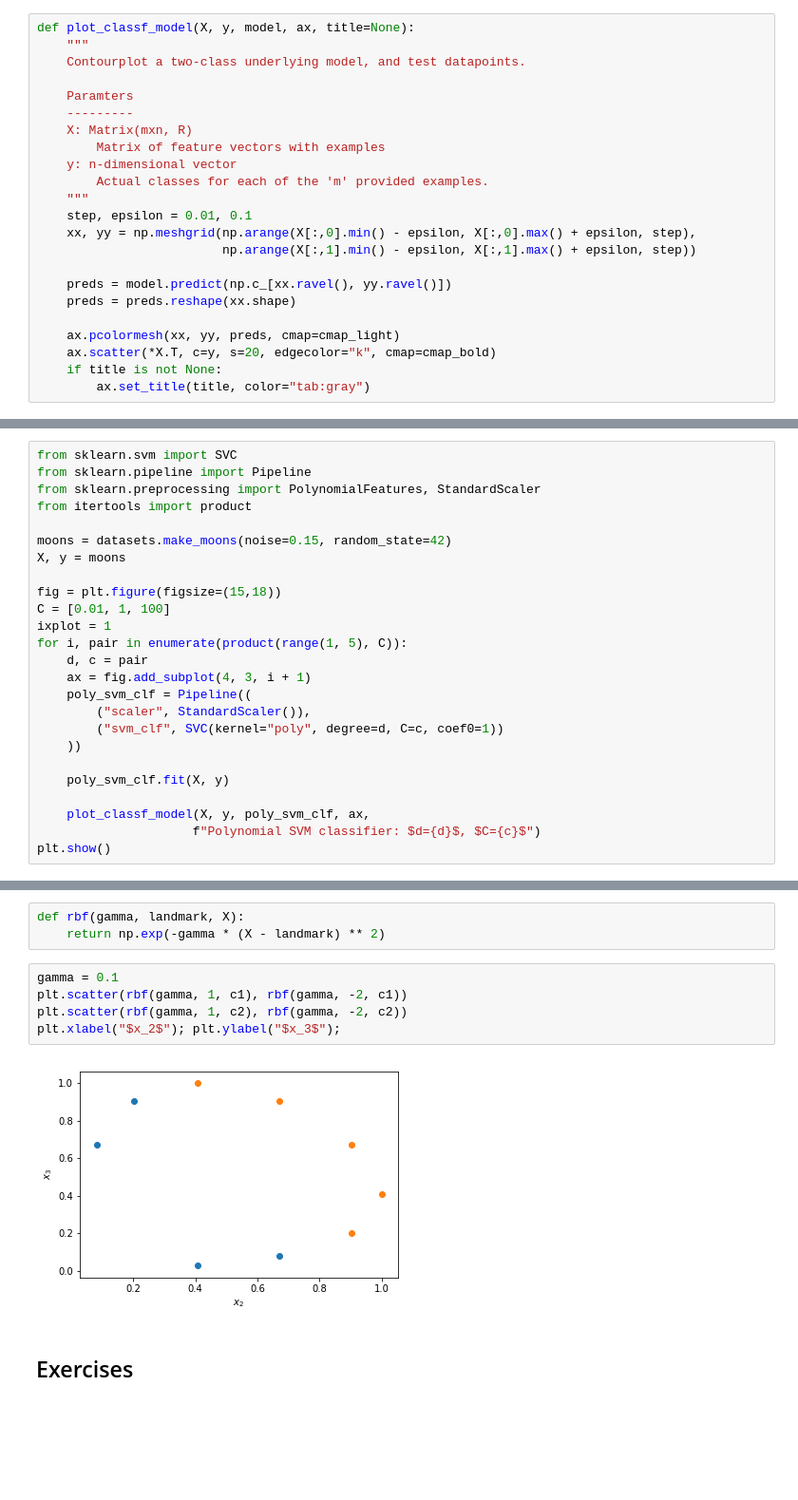
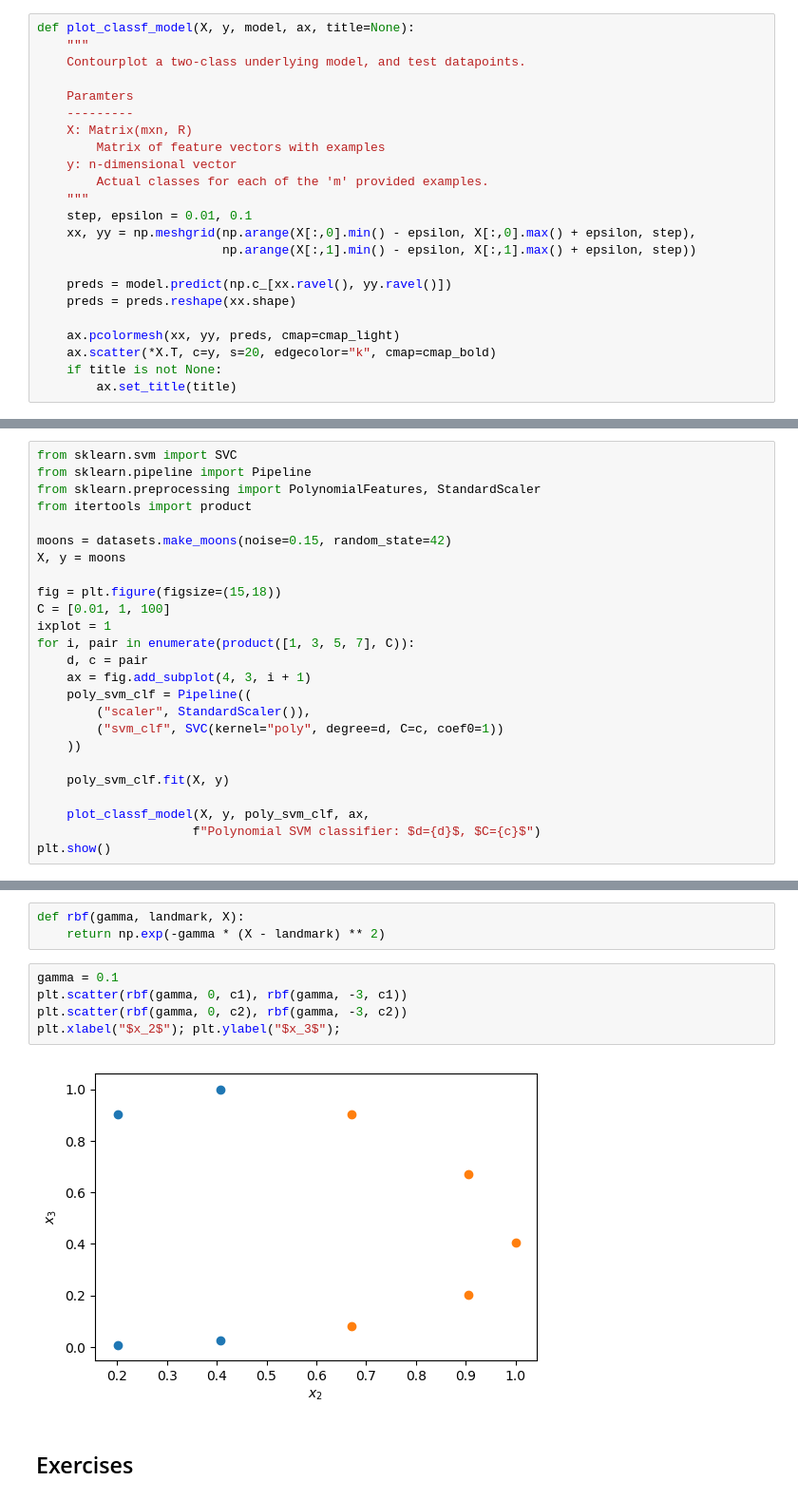
Before and after one commit to gerdm/machine_learning, a Jupyter notebook: scikitlearn_tflow/SVMs.ipynb, the cells around one changed output, grey strips where cells are left out. Shown at 95% size. Saved outputs shown, nothing was run; the diff lists cells and outputs as text; blank space fills up the shorter version.

```diff
--- a/scikitlearn_tflow/SVMs.ipynb
+++ b/scikitlearn_tflow/SVMs.ipynb
@@ -38,7 +38,7 @@ def plot_classf_model(X, y, model, ax, title=None):
     ax.pcolormesh(xx, yy, preds, cmap=cmap_light)
     ax.scatter(*X.T, c=y, s=20, edgecolor="k", cmap=cmap_bold)
     if title is not None:
-        ax.set_title(title, color="tab:gray")
+        ax.set_title(title)
 # %%
 # Training an SVM classifier to distinguish
 # whether an instance of the dataset is Iris-Virginica
@@ -94,7 +98,7 @@ X, y = moons
 fig = plt.figure(figsize=(15,18))
 C = [0.01, 1, 100]
 ixplot = 1
-for i, pair in enumerate(product(range(1, 5), C)):
+for i, pair in enumerate(product([1, 3, 5, 7], C)):
     d, c = pair
     ax = fig.add_subplot(4, 3, i + 1)
     poly_svm_clf = Pipeline((
@@ -125,11 +129,11 @@ def rbf(gamma, landmark, X):
     return np.exp(-gamma * (X - landmark) ** 2)
 # %%
 gamma = 0.1
-plt.scatter(rbf(gamma, 1, c1), rbf(gamma, -2, c1))
-plt.scatter(rbf(gamma, 1, c2), rbf(gamma, -2, c2))
+plt.scatter(rbf(gamma, 0, c1), rbf(gamma, -3, c1))
+plt.scatter(rbf(gamma, 0, c2), rbf(gamma, -3, c2))
 plt.xlabel("$x_2$"); plt.ylabel("$x_3$");
 # %% [output]
-[figure, old version]
+[figure, new version]
 # %% [markdown]
 ## Exercises
 # %% [markdown]
```
Also changed, not shown: parts of 4 cells of this notebook, 2 other files.
